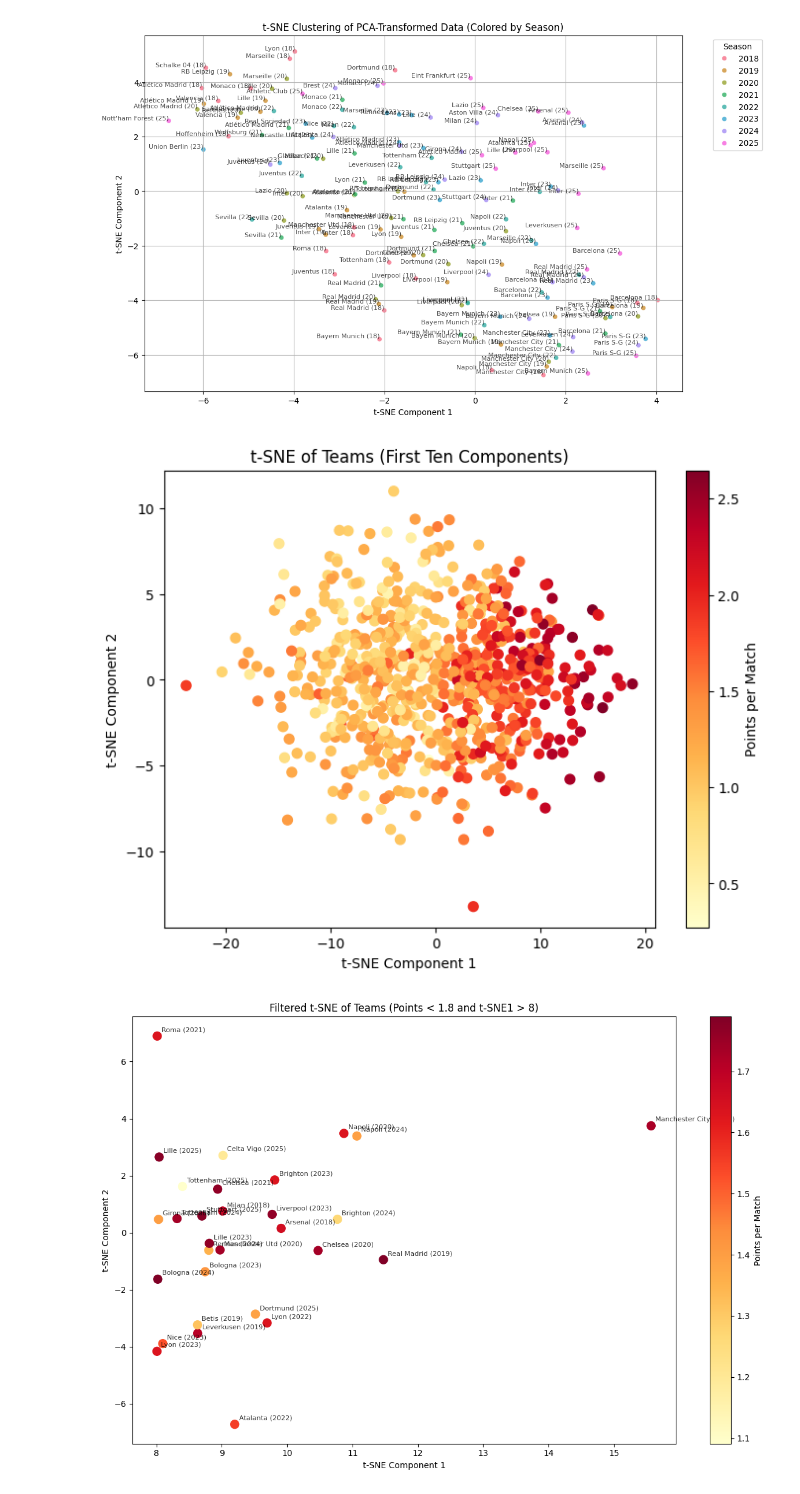
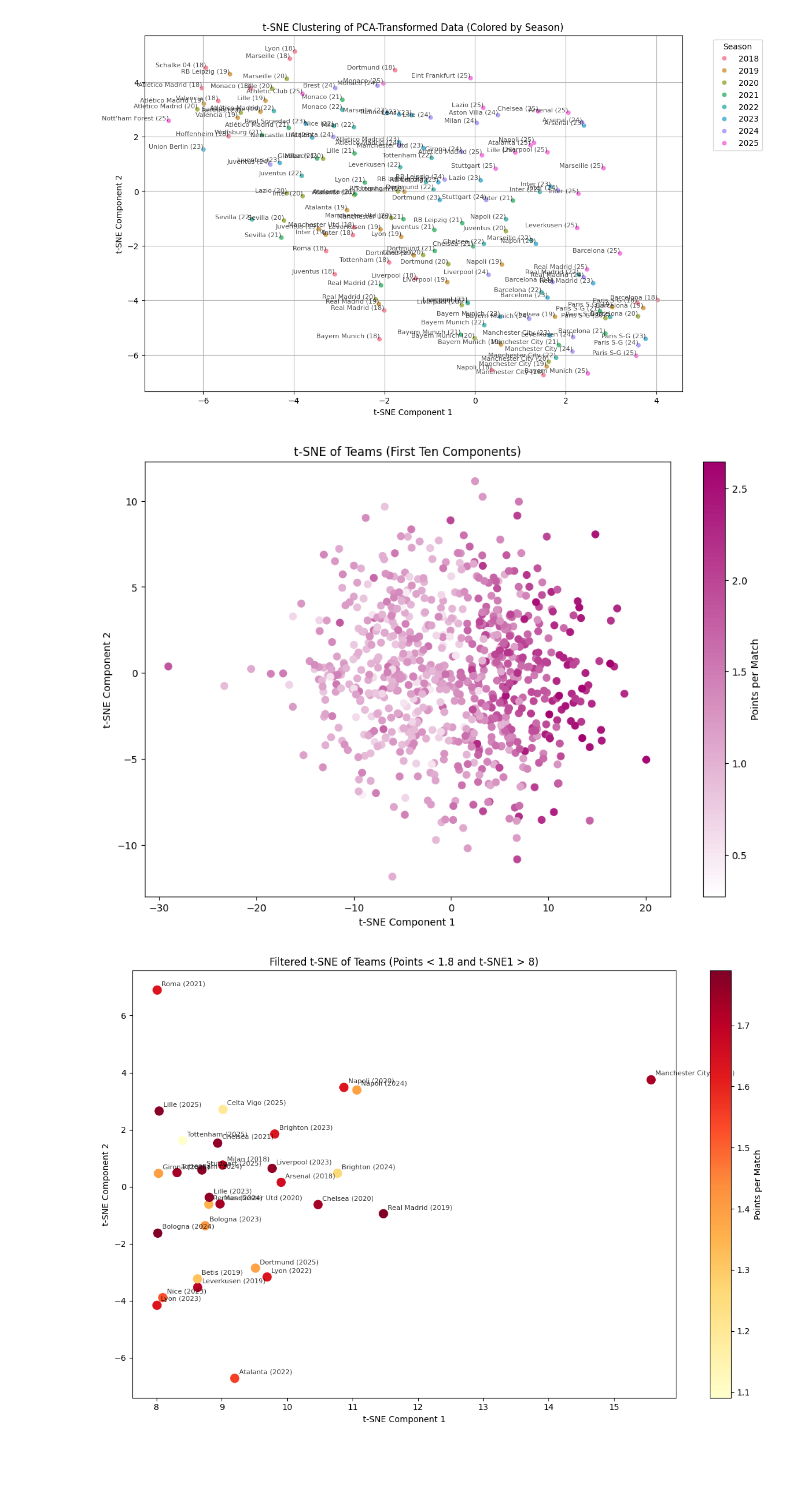
Before and after one commit to Football-Investigations/ThePepEffect, a Jupyter notebook: analysis/ThePepEffect.ipynb, the cells around one changed output. Drawn from its saved outputs; the diff is of its cells as text; code cells hidden in the pictures; blank space fills up the shorter version.

Commit message:
format tsne heatmap chart

```diff
--- a/analysis/ThePepEffect.ipynb
+++ b/analysis/ThePepEffect.ipynb
@@ -254,27 +254,33 @@ plt.show()
 # %%
 teams_data_all = df_filtered.drop(columns=["team", "season", "points_per_match", "league"], errors="ignore")
 teams_data_all = teams_data_all.select_dtypes(include=[np.number])
 teams_data_all = teams_data_all.set_index(df_filtered["team"])
 
 teams_scaled_all = scaler.transform(teams_data_all)
 
-tsne = TSNE(n_components=10, method='exact', random_state=42)
+tsne = TSNE(n_components=10, method='exact', random_state=43)
 tsne_result = tsne.fit_transform(teams_scaled_all)
 
 tsne_columns = [f"t-SNE{i+1}" for i in range(10)]
 tsne_df = pd.DataFrame(tsne_result, index=teams_data_all.index, columns=tsne_columns)
 tsne_df["points_per_match"] = df_filtered.set_index("team")["points_per_match"]
 tsne_df["season"] = df_filtered.set_index("team")["season"]
 
-plt.figure(figsize=(8, 6))
-plt.scatter(tsne_df["t-SNE1"], tsne_df["t-SNE2"], c=tsne_df["points_per_match"], cmap='YlOrRd', s=50)
-plt.colorbar(label='Points per Match')
+# Create custom color map with the same colors as the revenue chart
+colors = [mcolors.to_rgba("#ffffff"), mcolors.to_rgba("#a2006e")]
+custom_cmap = mcolors.LinearSegmentedColormap.from_list("custom_gradient", colors, N=100)
+
+plt.figure(figsize=(12, 8))
+scatter = plt.scatter(tsne_df["t-SNE1"], tsne_df["t-SNE2"], c=tsne_df["points_per_match"], cmap=custom_cmap, s=50)
+cbar = plt.colorbar(scatter, label='Points per Match')
+
 plt.title('t-SNE of Teams (First Ten Components)')
 plt.xlabel('t-SNE Component 1')
 plt.ylabel('t-SNE Component 2')
+plt.savefig("../plots/tsne_heatmap.png", bbox_inches='tight', dpi=600)
 plt.show()
 # %% [output]
-[figure, old version]
+[figure, new version]
 # %%
 filtered_tsne = tsne_df[
     (tsne_df['points_per_match'] < 1.8) &
```
Also changed, not shown: 1 other file.
